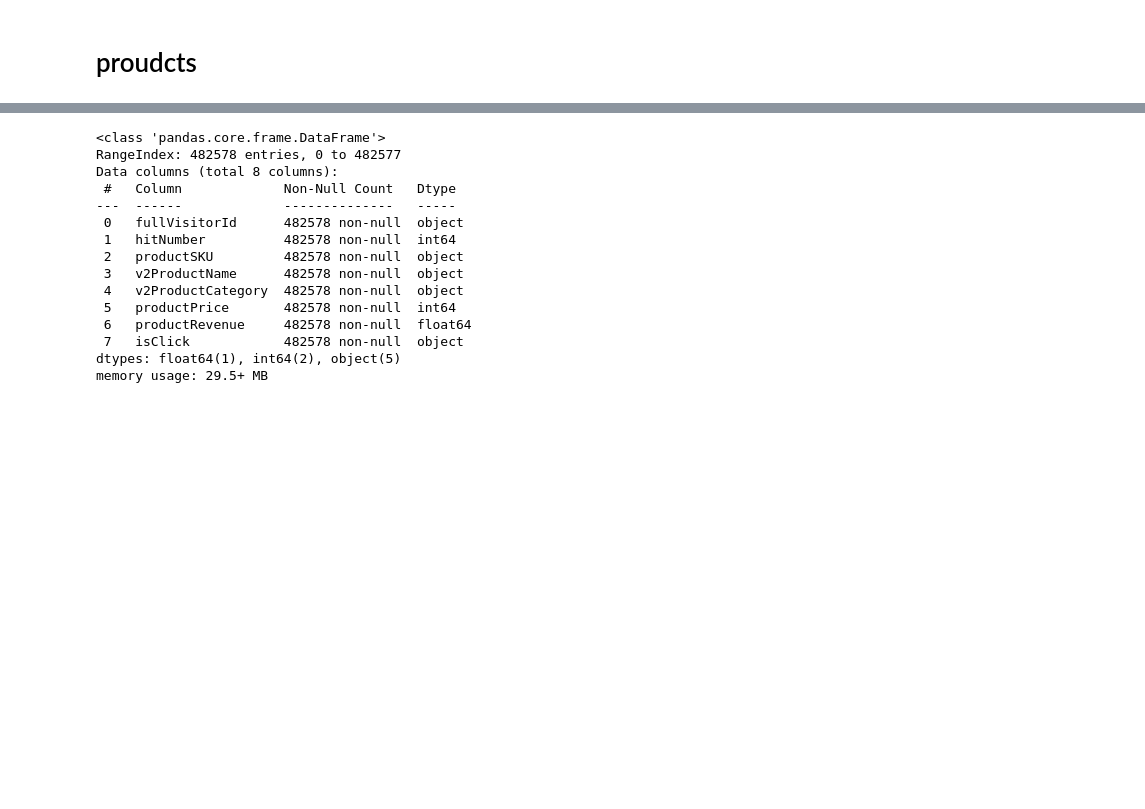
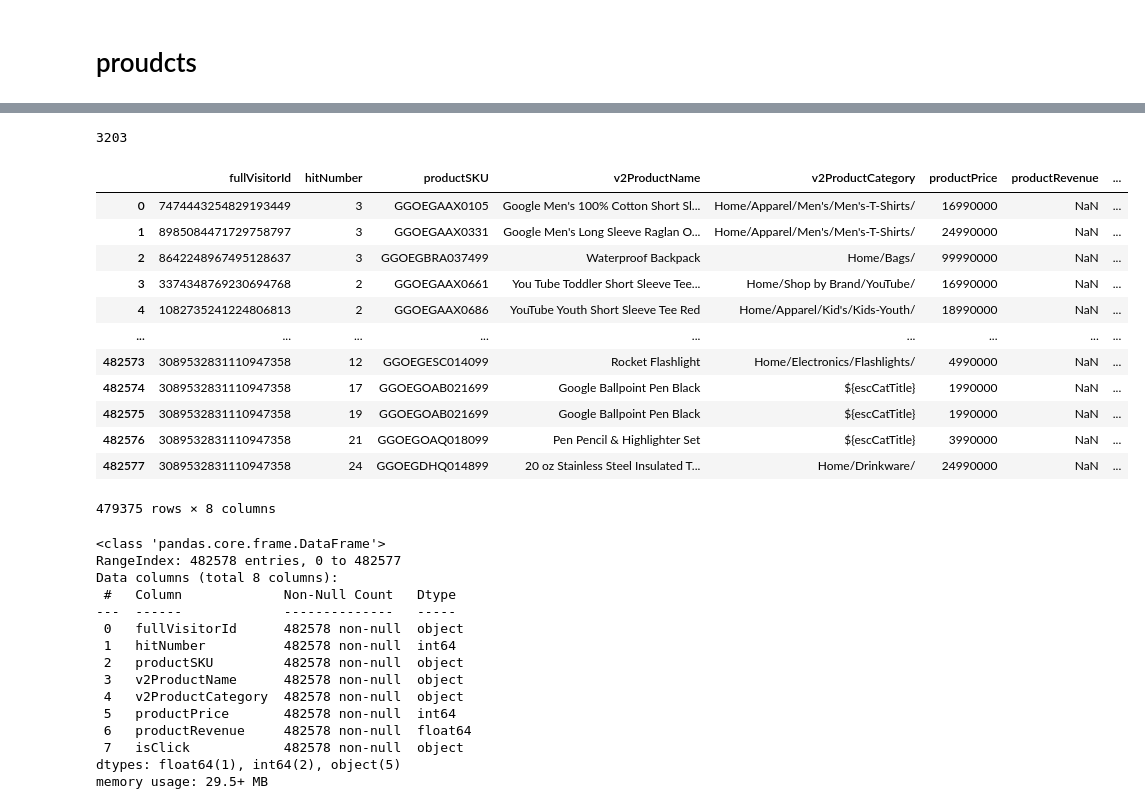
Before and after one commit to karthik-manikulam/GA360-Funnel-Analysis, a Jupyter notebook: Untitled.ipynb, the cells around one changed output, grey strips where cells are left out. Saved outputs shown, nothing was run; the diff lists cells and outputs as text; code cells hidden in the pictures; blank space fills up the shorter version.

```diff
--- a/Untitled.ipynb
+++ b/Untitled.ipynb
@@ -606,0 +686,18 @@ products
+# %%
+print(products.duplicated().sum())
+products.drop_duplicates()
+# %% [output]
+3203
+|  | fullVisitorId | hitNumber | productSKU | v2ProductName | v2ProductCategory | productPrice | productRevenue | ... |
+| 0 | 7474443254829193449 | 3 | GGOEGAAX0105 | Google Men's 100% Cotton Short Sl... | Home/Apparel/Men's/Men's-T-Shirts/ | 16990000 | NaN | ... |
+| 1 | 8985084471729758797 | 3 | GGOEGAAX0331 | Google Men's Long Sleeve Raglan O... | Home/Apparel/Men's/Men's-T-Shirts/ | 24990000 | NaN | ... |
+| 2 | 8642248967495128637 | 3 | GGOEGBRA037499 | Waterproof Backpack | Home/Bags/ | 99990000 | NaN | ... |
+| 3 | 3374348769230694768 | 2 | GGOEGAAX0661 | You Tube Toddler Short Sleeve Tee... | Home/Shop by Brand/YouTube/ | 16990000 | NaN | ... |
+| 4 | 1082735241224806813 | 2 | GGOEGAAX0686 | YouTube Youth Short Sleeve Tee Red | Home/Apparel/Kid's/Kids-Youth/ | 18990000 | NaN | ... |
+| ... | ... | ... | ... | ... | ... | ... | ... | ... |
+| 482573 | 3089532831110947358 | 12 | GGOEGESC014099 | Rocket Flashlight | Home/Electronics/Flashlights/ | 4990000 | NaN | ... |
+| 482574 | 3089532831110947358 | 17 | GGOEGOAB021699 | Google Ballpoint Pen Black | ${escCatTitle} | 1990000 | NaN | ... |
+| 482575 | 3089532831110947358 | 19 | GGOEGOAB021699 | Google Ballpoint Pen Black | ${escCatTitle} | 1990000 | NaN | ... |
+| 482576 | 3089532831110947358 | 21 | GGOEGOAQ018099 | Pen Pencil & Highlighter Set | ${escCatTitle} | 3990000 | NaN | ... |
+| 482577 | 3089532831110947358 | 24 | GGOEGDHQ014899 | 20 oz Stainless Steel Insulated T... | Home/Drinkware/ | 24990000 | NaN | ... |
+479375 rows × 8 columns
```
Also changed, not shown: parts of 40 cells of this notebook.
